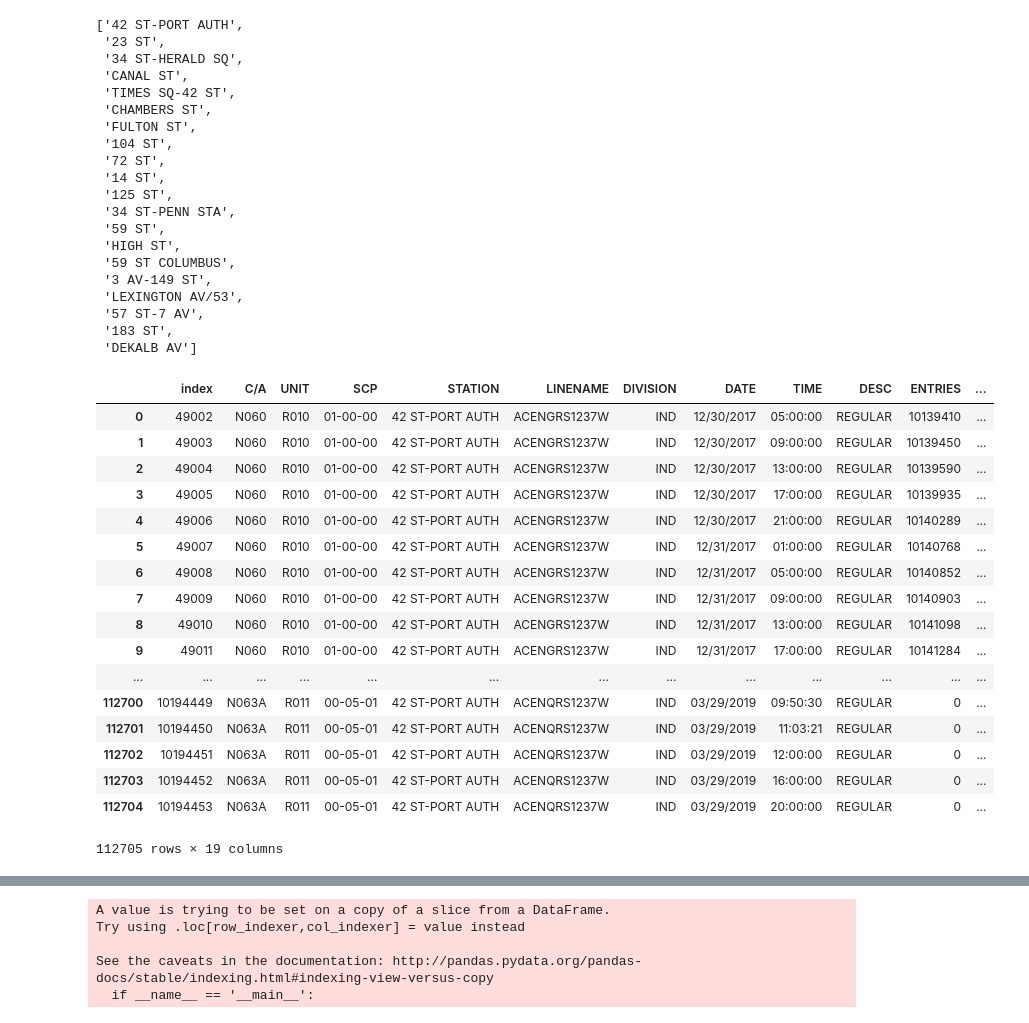
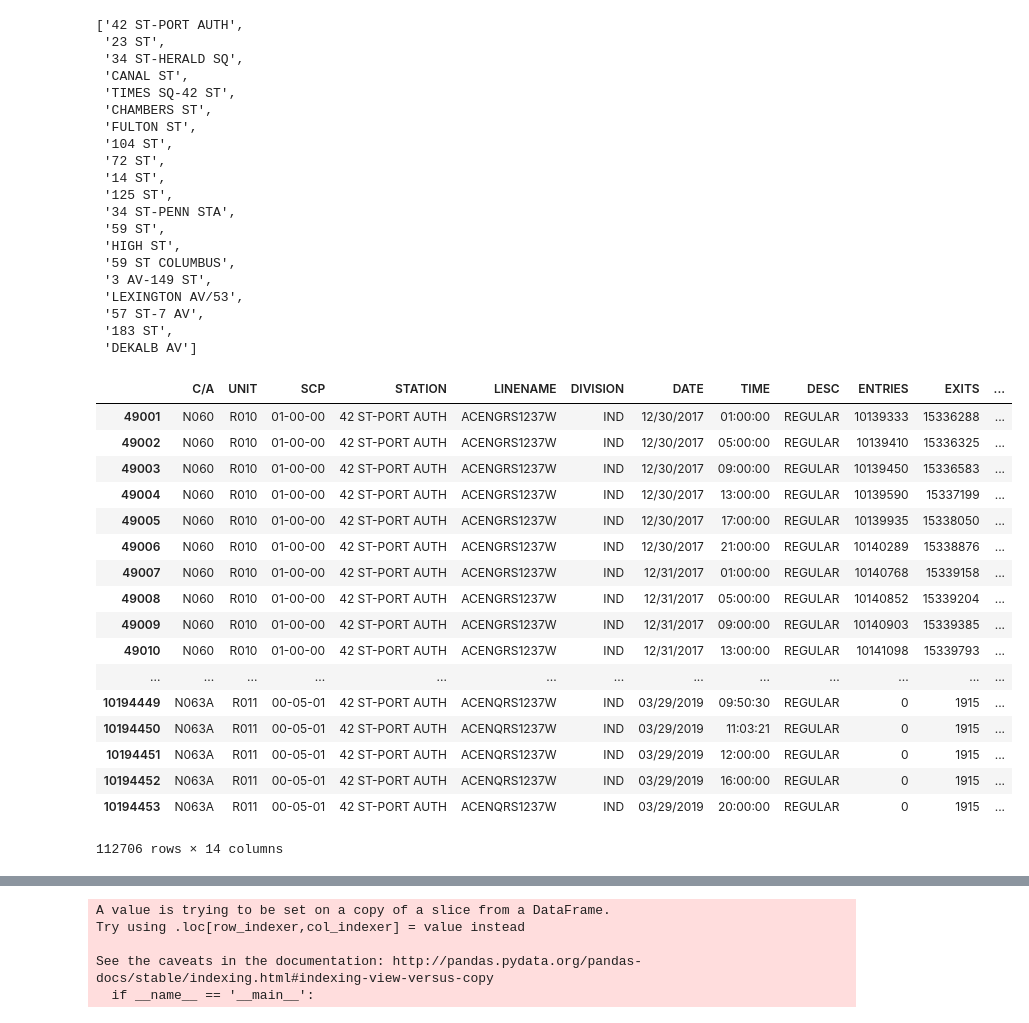
Before and after one commit to duodecimalstrom/project1_team8, a Jupyter notebook: MTADataAnalysis.ipynb, the cells around one changed output, grey strips where cells are left out. Cells and saved outputs as stored; diff of their text form; code cells hidden in the pictures.

```diff
--- a/MTADataAnalysis.ipynb
+++ b/MTADataAnalysis.ipynb
@@ -135,4 +135,27 @@ mta_42_street2 = mta_cleaned_data[mta_cleaned_data["STATION"]==top_20_station_li
 # %%
 mta_42_street2_sorted = mta_42_street2.sort_values(by=["C/A","UNIT","SCP","DATETIME2"])
 # %%
-#mta_42_street2_sorted= mta_42_street2_sorted.drop(['DATETIME', 'ACTUAL_ENTRIES','ACTUAL_EXITS','ACTUAL_TOTAL'], axis=1)
+#mta_42_street2_sorted.to_pickle("42ndStreet_sorted.pkl")
+mta_42_street2_sorted.dropna(inplace=True)
+#mta_42_street2_sorted.drop(["DATETIME"], inplace=True, axis=1)
+mta_42_street2_sorted.dropna(inplace=True)
+mta_42_street2_sorted
+# %% [output]
+|  | C/A | UNIT | SCP | STATION | LINENAME | DIVISION | DATE | TIME | DESC | ENTRIES | EXITS | ... |
+| 49001 | N060 | R010 | 01-00-00 | 42 ST-PORT AUTH | ACENGRS1237W | IND | 12/30/2017 | 01:00:00 | REGULAR | 10139333 | 15336288 | ... |
+| 49002 | N060 | R010 | 01-00-00 | 42 ST-PORT AUTH | ACENGRS1237W | IND | 12/30/2017 | 05:00:00 | REGULAR | 10139410 | 15336325 | ... |
+| 49003 | N060 | R010 | 01-00-00 | 42 ST-PORT AUTH | ACENGRS1237W | IND | 12/30/2017 | 09:00:00 | REGULAR | 10139450 | 15336583 | ... |
+| 49004 | N060 | R010 | 01-00-00 | 42 ST-PORT AUTH | ACENGRS1237W | IND | 12/30/2017 | 13:00:00 | REGULAR | 10139590 | 15337199 | ... |
+| 49005 | N060 | R010 | 01-00-00 | 42 ST-PORT AUTH | ACENGRS1237W | IND | 12/30/2017 | 17:00:00 | REGULAR | 10139935 | 15338050 | ... |
+| 49006 | N060 | R010 | 01-00-00 | 42 ST-PORT AUTH | ACENGRS1237W | IND | 12/30/2017 | 21:00:00 | REGULAR | 10140289 | 15338876 | ... |
+| 49007 | N060 | R010 | 01-00-00 | 42 ST-PORT AUTH | ACENGRS1237W | IND | 12/31/2017 | 01:00:00 | REGULAR | 10140768 | 15339158 | ... |
+| 49008 | N060 | R010 | 01-00-00 | 42 ST-PORT AUTH | ACENGRS1237W | IND | 12/31/2017 | 05:00:00 | REGULAR | 10140852 | 15339204 | ... |
+| 49009 | N060 | R010 | 01-00-00 | 42 ST-PORT AUTH | ACENGRS1237W | IND | 12/31/2017 | 09:00:00 | REGULAR | 10140903 | 15339385 | ... |
+| 49010 | N060 | R010 | 01-00-00 | 42 ST-PORT AUTH | ACENGRS1237W | IND | 12/31/2017 | 13:00:00 | REGULAR | 10141098 | 15339793 | ... |
+| ... | ... | ... | ... | ... | ... | ... | ... | ... | ... | ... | ... | ... |
+| 10194449 | N063A | R011 | 00-05-01 | 42 ST-PORT AUTH | ACENQRS1237W | IND | 03/29/2019 | 09:50:30 | REGULAR | 0 | 1915 | ... |
+| 10194450 | N063A | R011 | 00-05-01 | 42 ST-PORT AUTH | ACENQRS1237W | IND | 03/29/2019 | 11:03:21 | REGULAR | 0 | 1915 | ... |
+| 10194451 | N063A | R011 | 00-05-01 | 42 ST-PORT AUTH | ACENQRS1237W | IND | 03/29/2019 | 12:00:00 | REGULAR | 0 | 1915 | ... |
+| 10194452 | N063A | R011 | 00-05-01 | 42 ST-PORT AUTH | ACENQRS1237W | IND | 03/29/2019 | 16:00:00 | REGULAR | 0 | 1915 | ... |
+| 10194453 | N063A | R011 | 00-05-01 | 42 ST-PORT AUTH | ACENQRS1237W | IND | 03/29/2019 | 20:00:00 | REGULAR | 0 | 1915 | ... |
+112706 rows × 14 columns
@@ -141,23 +162,4 @@ mta_42_street2_sorted.to_pickle("42ndStreet_sorted.pkl")
 # %%
-mta_42_street2_sorted.reset_index()
+mta_42_street2_sorted = mta_42_street2_sorted.reset_index()
-# %% [output]
-|  | index | C/A | UNIT | SCP | STATION | LINENAME | DIVISION | DATE | TIME | DESC | ENTRIES | ... |
-| 0 | 49002 | N060 | R010 | 01-00-00 | 42 ST-PORT AUTH | ACENGRS1237W | IND | 12/30/2017 | 05:00:00 | REGULAR | 10139410 | ... |
-| 1 | 49003 | N060 | R010 | 01-00-00 | 42 ST-PORT AUTH | ACENGRS1237W | IND | 12/30/2017 | 09:00:00 | REGULAR | 10139450 | ... |
-| 2 | 49004 | N060 | R010 | 01-00-00 | 42 ST-PORT AUTH | ACENGRS1237W | IND | 12/30/2017 | 13:00:00 | REGULAR | 10139590 | ... |
-| 3 | 49005 | N060 | R010 | 01-00-00 | 42 ST-PORT AUTH | ACENGRS1237W | IND | 12/30/2017 | 17:00:00 | REGULAR | 10139935 | ... |
-| 4 | 49006 | N060 | R010 | 01-00-00 | 42 ST-PORT AUTH | ACENGRS1237W | IND | 12/30/2017 | 21:00:00 | REGULAR | 10140289 | ... |
-| 5 | 49007 | N060 | R010 | 01-00-00 | 42 ST-PORT AUTH | ACENGRS1237W | IND | 12/31/2017 | 01:00:00 | REGULAR | 10140768 | ... |
-| 6 | 49008 | N060 | R010 | 01-00-00 | 42 ST-PORT AUTH | ACENGRS1237W | IND | 12/31/2017 | 05:00:00 | REGULAR | 10140852 | ... |
-| 7 | 49009 | N060 | R010 | 01-00-00 | 42 ST-PORT AUTH | ACENGRS1237W | IND | 12/31/2017 | 09:00:00 | REGULAR | 10140903 | ... |
-| 8 | 49010 | N060 | R010 | 01-00-00 | 42 ST-PORT AUTH | ACENGRS1237W | IND | 12/31/2017 | 13:00:00 | REGULAR | 10141098 | ... |
-| 9 | 49011 | N060 | R010 | 01-00-00 | 42 ST-PORT AUTH | ACENGRS1237W | IND | 12/31/2017 | 17:00:00 | REGULAR | 10141284 | ... |
-| ... | ... | ... | ... | ... | ... | ... | ... | ... | ... | ... | ... | ... |
-| 112700 | 10194449 | N063A | R011 | 00-05-01 | 42 ST-PORT AUTH | ACENQRS1237W | IND | 03/29/2019 | 09:50:30 | REGULAR | 0 | ... |
-| 112701 | 10194450 | N063A | R011 | 00-05-01 | 42 ST-PORT AUTH | ACENQRS1237W | IND | 03/29/2019 | 11:03:21 | REGULAR | 0 | ... |
-| 112702 | 10194451 | N063A | R011 | 00-05-01 | 42 ST-PORT AUTH | ACENQRS1237W | IND | 03/29/2019 | 12:00:00 | REGULAR | 0 | ... |
-| 112703 | 10194452 | N063A | R011 | 00-05-01 | 42 ST-PORT AUTH | ACENQRS1237W | IND | 03/29/2019 | 16:00:00 | REGULAR | 0 | ... |
-| 112704 | 10194453 | N063A | R011 | 00-05-01 | 42 ST-PORT AUTH | ACENQRS1237W | IND | 03/29/2019 | 20:00:00 | REGULAR | 0 | ... |
-112705 rows × 19 columns
 # %%
 #Lets diff the columns as turnstile increases the number of rows
```
Also changed, not shown: parts of 26 cells of this notebook.
